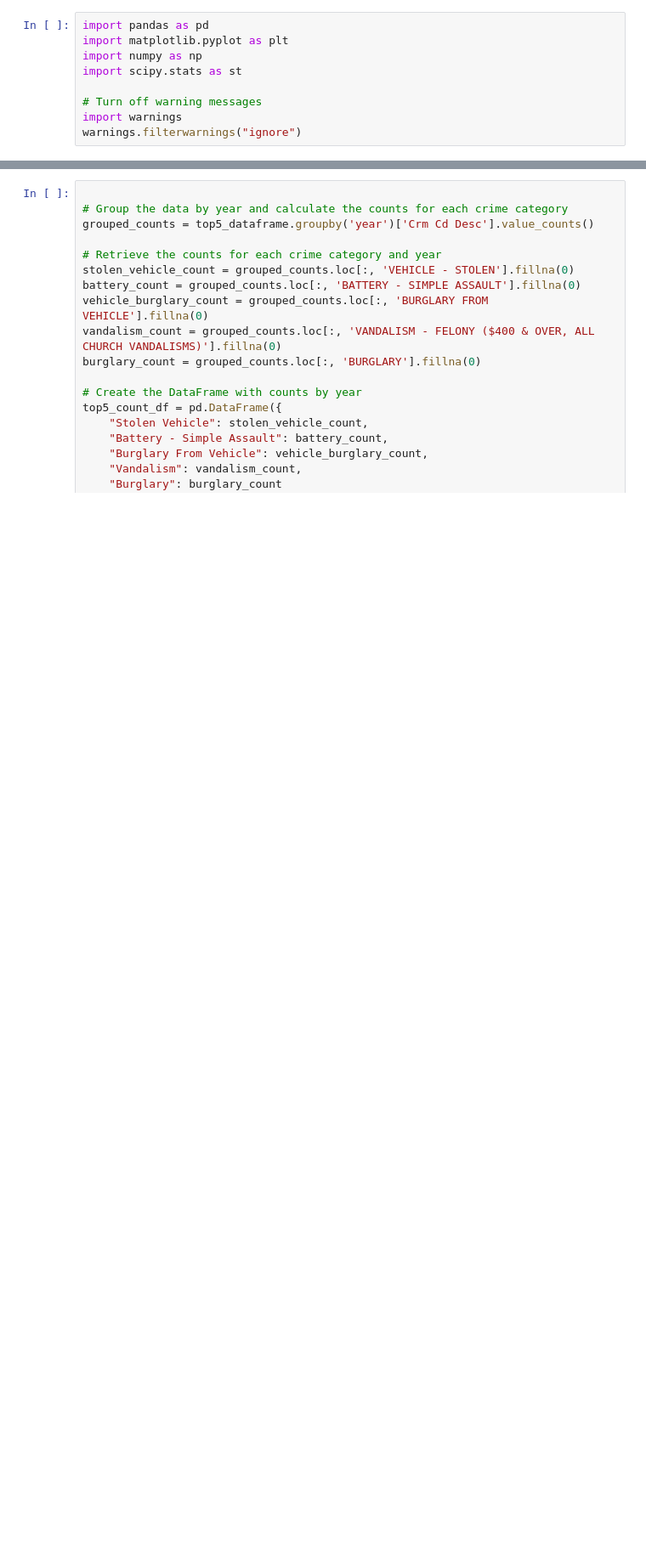
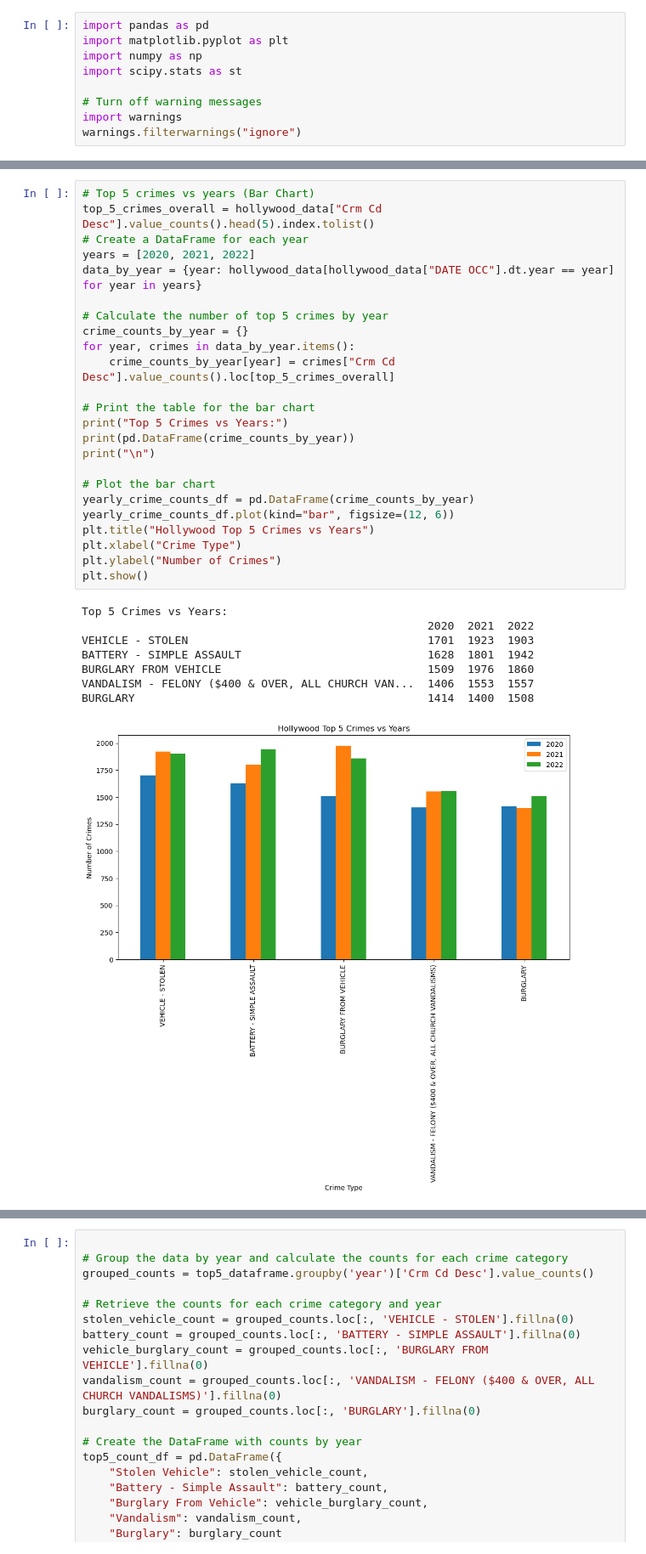
Before and after one commit to tdanh2018/datavoyager, a Jupyter notebook: cv_data.ipynb, the cells around one changed output, grey strips where cells are left out. Shown at 85% size. Saved outputs shown, nothing was run; the diff lists cells and outputs as text; blank space fills up the shorter version.

Commit message:
up to date

```diff
--- a/cv_data.ipynb
+++ b/cv_data.ipynb
@@ -310,0 +142,33 @@ top5_count_df
+# %%
+# Top 5 crimes vs years (Bar Chart)
+top_5_crimes_overall = hollywood_data["Crm Cd Desc"].value_counts().head(5).index.tolist()
+# Create a DataFrame for each year
+years = [2020, 2021, 2022]
+data_by_year = {year: hollywood_data[hollywood_data["DATE OCC"].dt.year == year] for year in years}
+
+# Calculate the number of top 5 crimes by year
+crime_counts_by_year = {}
+for year, crimes in data_by_year.items():
+    crime_counts_by_year[year] = crimes["Crm Cd Desc"].value_counts().loc[top_5_crimes_overall]
+
+# Print the table for the bar chart
+print("Top 5 Crimes vs Years:")
+print(pd.DataFrame(crime_counts_by_year))
+print("\n")
+
+# Plot the bar chart
+yearly_crime_counts_df = pd.DataFrame(crime_counts_by_year)
+yearly_crime_counts_df.plot(kind="bar", figsize=(12, 6))
+plt.title("Hollywood Top 5 Crimes vs Years")
+plt.xlabel("Crime Type")
+plt.ylabel("Number of Crimes")
+plt.show()
+# %% [output]
+Top 5 Crimes vs Years:
+                                                    2020  2021  2022
+VEHICLE - STOLEN                                    1701  1923  1903
+BATTERY - SIMPLE ASSAULT                            1628  1801  1942
+BURGLARY FROM VEHICLE                               1509  1976  1860
+VANDALISM - FELONY ($400 & OVER, ALL CHURCH VAN...  1406  1553  1557
+BURGLARY                                            1414  1400  1508
+[figure, added]
```
Also changed, not shown: parts of 39 cells of this notebook.
